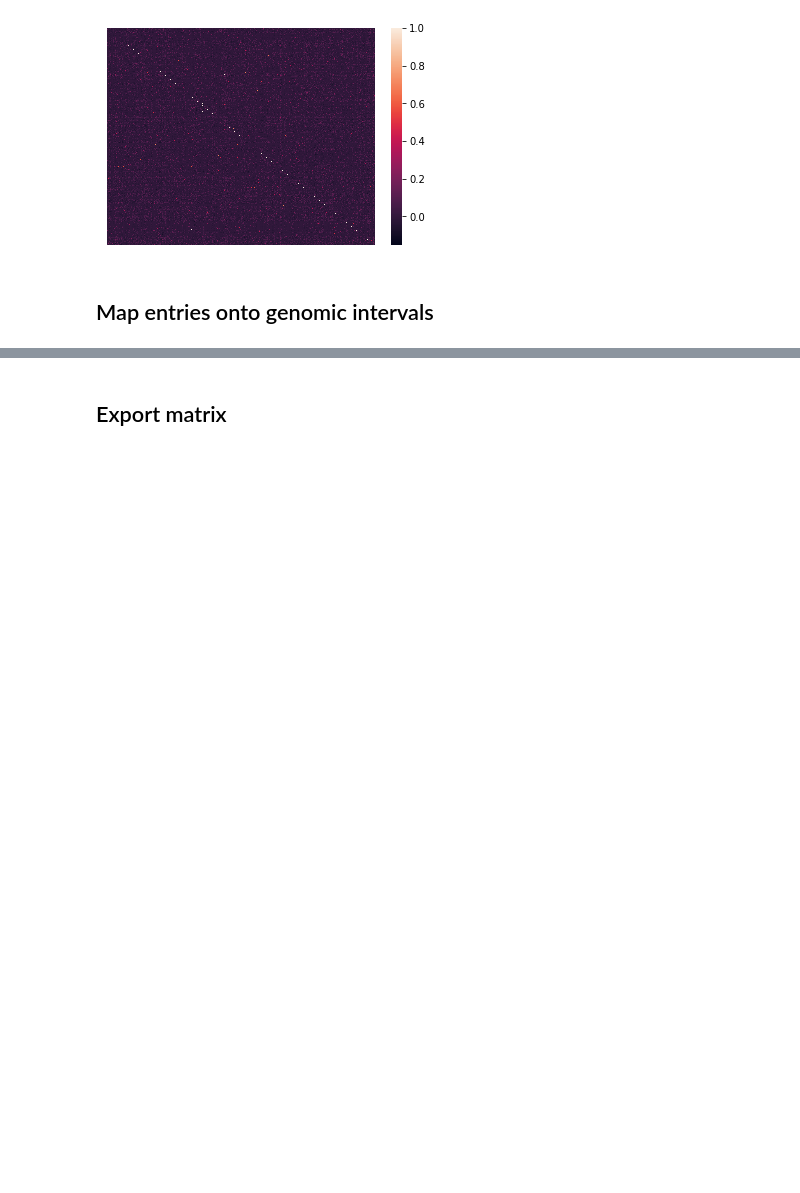
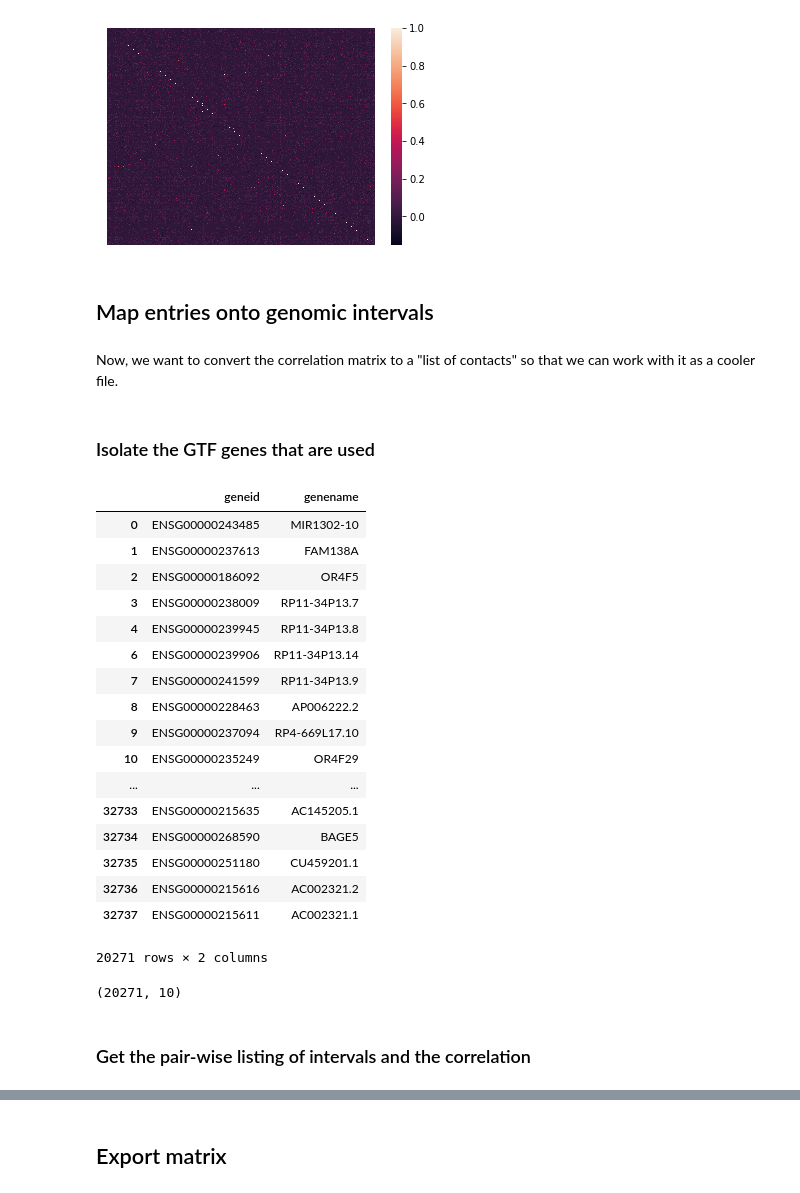
Before and after one commit to vinayakvsv/biophysics170_finalproject, a Jupyter notebook: cellranger_Bcell_scrnaseq.ipynb, the cells around one changed output, grey strips where cells are left out. Cells and saved outputs as stored; diff of their text form; code cells hidden in the pictures; blank space fills up the shorter version.

```diff
--- a/cellranger_Bcell_scrnaseq.ipynb
+++ b/cellranger_Bcell_scrnaseq.ipynb
@@ -502,3 +502,7 @@ plt.show()
 [figure]
 # %% [markdown]
 ## Map entries onto genomic intervals
+# %% [markdown]
+Now, we want to convert the correlation matrix to a "list of contacts" so that we can work with it as a cooler file.
+# %% [markdown]
+### Isolate the GTF genes that are used
@@ -504,0 +514,27 @@ plt.show()
+# %%
+filtgenes
+# %% [output]
+|  | geneid | genename |
+| 0 | ENSG00000243485 | MIR1302-10 |
+| 1 | ENSG00000237613 | FAM138A |
+| 2 | ENSG00000186092 | OR4F5 |
+| 3 | ENSG00000238009 | RP11-34P13.7 |
+| 4 | ENSG00000239945 | RP11-34P13.8 |
+| 6 | ENSG00000239906 | RP11-34P13.14 |
+| 7 | ENSG00000241599 | RP11-34P13.9 |
+| 8 | ENSG00000228463 | AP006222.2 |
+| 9 | ENSG00000237094 | RP4-669L17.10 |
+| 10 | ENSG00000235249 | OR4F29 |
+| ... | ... | ... |
+| 32733 | ENSG00000215635 | AC145205.1 |
+| 32734 | ENSG00000268590 | BAGE5 |
+| 32735 | ENSG00000251180 | CU459201.1 |
+| 32736 | ENSG00000215616 | AC002321.2 |
+| 32737 | ENSG00000215611 | AC002321.1 |
+20271 rows × 2 columns
+# %%
+hg19gtf_genes_filt.shape
+# %% [output]
+(20271, 10)
+# %% [markdown]
+### Get the pair-wise listing of intervals and the correlation
```
Also changed, not shown: parts of 15 cells of this notebook, 25 other files.
